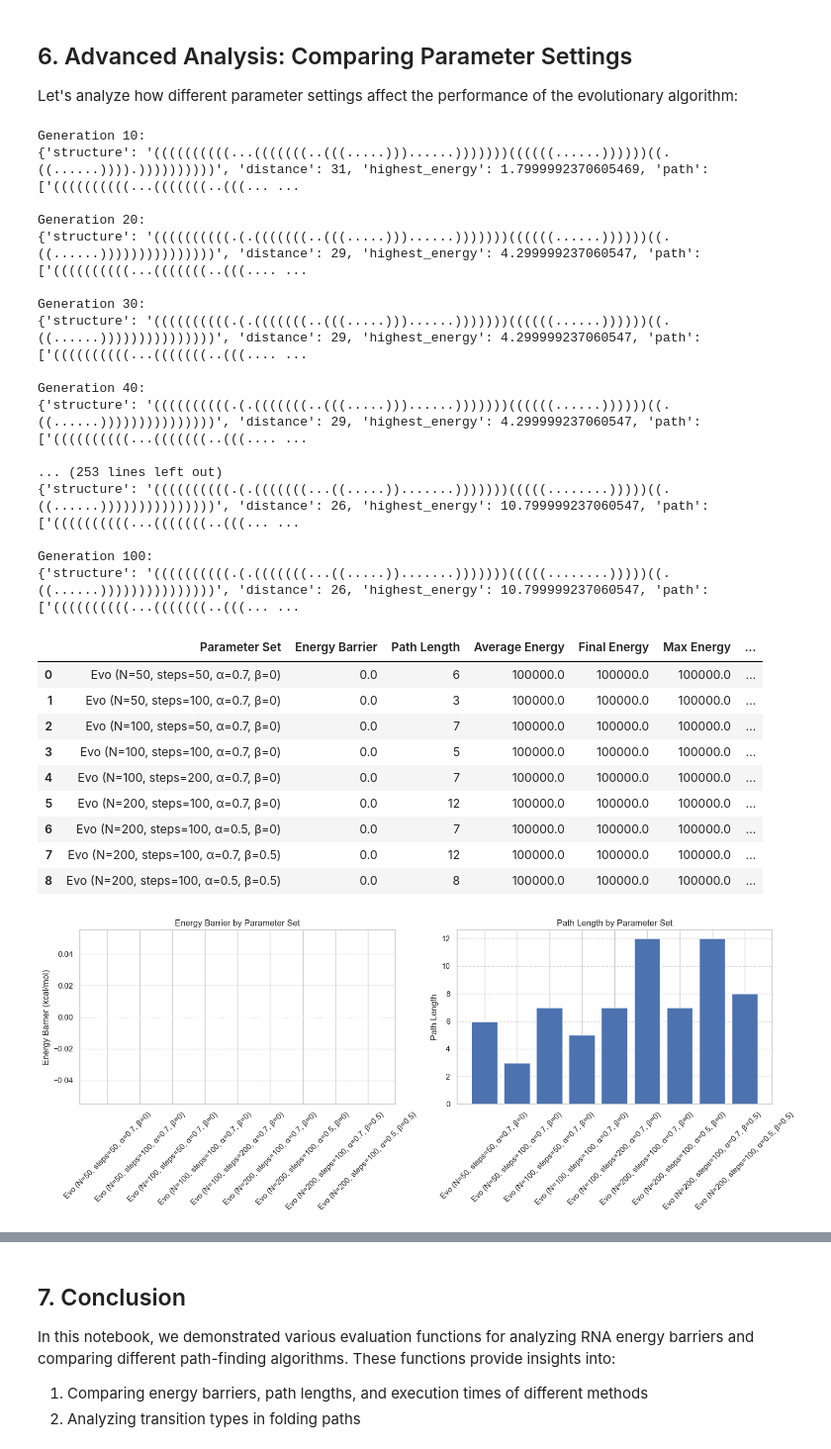
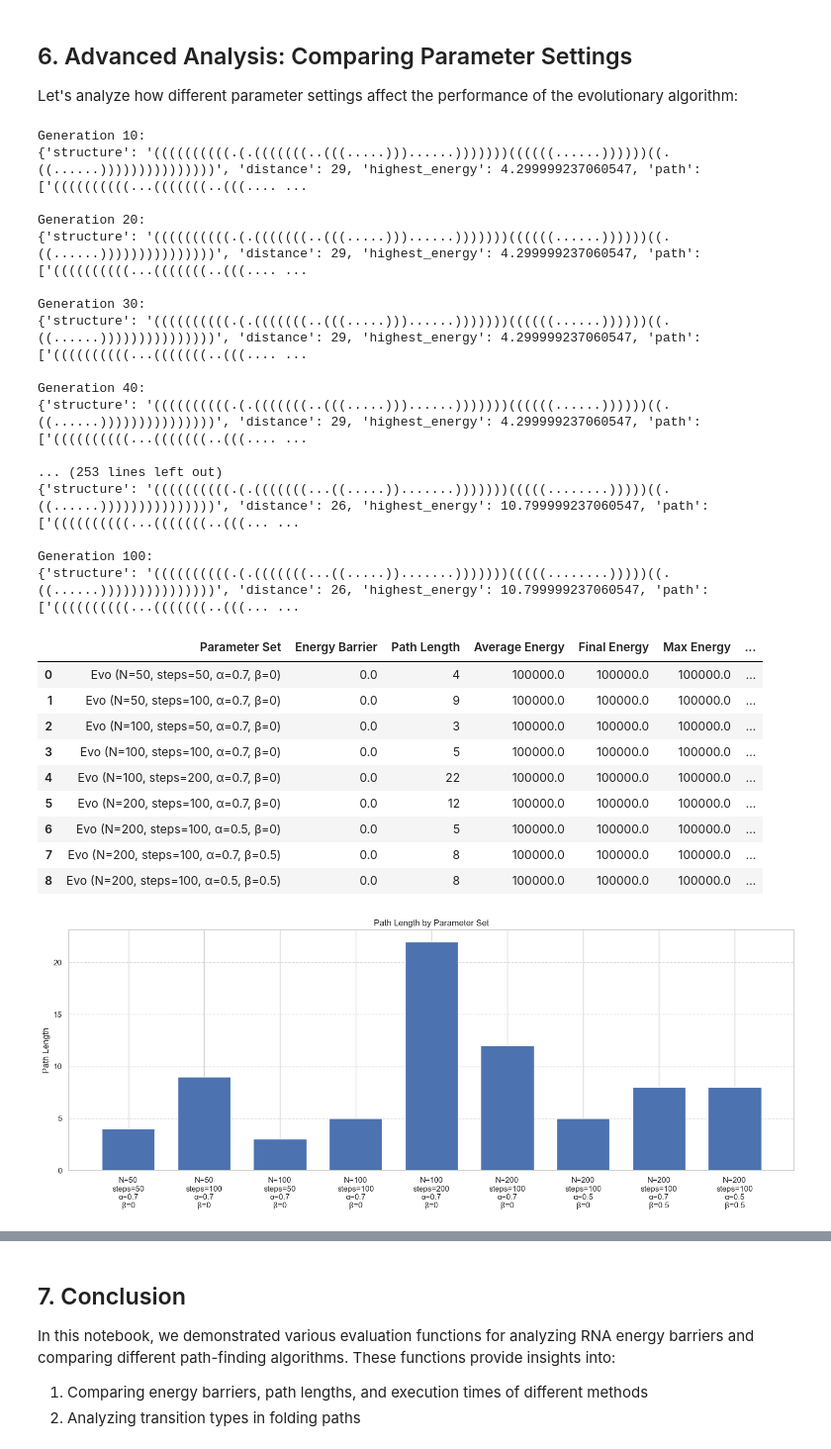
Before and after one commit to lusxvr/rna_energy_barriers, a Jupyter notebook: evaluation.ipynb, the cells around one changed output, grey strips where cells are left out. Shown at 99% size. Drawn from its saved outputs; the diff is of its cells as text; code cells hidden in the pictures.

Commit message:
final plots

```diff
--- a/evaluation.ipynb
+++ b/evaluation.ipynb
@@ -30,9 +30,9 @@ The autoreload extension is already loaded. To reload it, use:
 Let's start by comparing the different path-finding methods on the long example RNA sequence.
 # %%
 # Define the RNA sequence and structures
-seq = ex.MED_SEQ
-start_struct = ex.MED_START_STRUCT
-end_struct = ex.MED_END_STRUCT
+seq = ex.LONG_SEQ
+start_struct = ex.LONG_START_STRUCT
+end_struct = ex.LONG_END_STRUCT
 
 print(f"Sequence: {seq}")
 print(f"Start structure: {start_struct}")
@@ -296,7 +308,7 @@ param_df = pd.DataFrame(param_results)
 param_df
 # %% [output]
 Generation 10:
-{'structure': '((((((((((...(((((((..(((.....)))......)))))))((((((......))))))((.((......)))).))))))))))', 'distance': 31, 'highest_energy': 1.7999992370605469, 'path': ['((((((((((...(((((((..(((... ...
+{'structure': '((((((((((.(.(((((((..(((.....)))......)))))))((((((......))))))((.((......)))))))))))))))', 'distance': 29, 'highest_energy': 4.299999237060547, 'path': ['((((((((((...(((((((..(((.... ...
 
 Generation 20:
 {'structure': '((((((((((.(.(((((((..(((.....)))......)))))))((((((......))))))((.((......)))))))))))))))', 'distance': 29, 'highest_energy': 4.299999237060547, 'path': ['((((((((((...(((((((..(((.... ...
@@ -313,34 +325,42 @@ Generation 40:
 Generation 100:
 {'structure': '((((((((((.(.(((((((...((.....)).......)))))))(((((........)))))((.((......)))))))))))))))', 'distance': 26, 'highest_energy': 10.799999237060547, 'path': ['((((((((((...(((((((..(((... ...
 |  | Parameter Set | Energy Barrier | Path Length | Average Energy | Final Energy | Max Energy | ... |
-| 0 | Evo (N=50, steps=50, α=0.7, β=0) | 0.0 | 6 | 100000.0 | 100000.0 | 100000.0 | ... |
-| 1 | Evo (N=50, steps=100, α=0.7, β=0) | 0.0 | 3 | 100000.0 | 100000.0 | 100000.0 | ... |
-| 2 | Evo (N=100, steps=50, α=0.7, β=0) | 0.0 | 7 | 100000.0 | 100000.0 | 100000.0 | ... |
+| 0 | Evo (N=50, steps=50, α=0.7, β=0) | 0.0 | 4 | 100000.0 | 100000.0 | 100000.0 | ... |
+| 1 | Evo (N=50, steps=100, α=0.7, β=0) | 0.0 | 9 | 100000.0 | 100000.0 | 100000.0 | ... |
+| 2 | Evo (N=100, steps=50, α=0.7, β=0) | 0.0 | 3 | 100000.0 | 100000.0 | 100000.0 | ... |
 | 3 | Evo (N=100, steps=100, α=0.7, β=0) | 0.0 | 5 | 100000.0 | 100000.0 | 100000.0 | ... |
-| 4 | Evo (N=100, steps=200, α=0.7, β=0) | 0.0 | 7 | 100000.0 | 100000.0 | 100000.0 | ... |
+| 4 | Evo (N=100, steps=200, α=0.7, β=0) | 0.0 | 22 | 100000.0 | 100000.0 | 100000.0 | ... |
 | 5 | Evo (N=200, steps=100, α=0.7, β=0) | 0.0 | 12 | 100000.0 | 100000.0 | 100000.0 | ... |
-| 6 | Evo (N=200, steps=100, α=0.5, β=0) | 0.0 | 7 | 100000.0 | 100000.0 | 100000.0 | ... |
-| 7 | Evo (N=200, steps=100, α=0.7, β=0.5) | 0.0 | 12 | 100000.0 | 100000.0 | 100000.0 | ... |
+| 6 | Evo (N=200, steps=100, α=0.5, β=0) | 0.0 | 5 | 100000.0 | 100000.0 | 100000.0 | ... |
+| 7 | Evo (N=200, steps=100, α=0.7, β=0.5) | 0.0 | 8 | 100000.0 | 100000.0 | 100000.0 | ... |
 | 8 | Evo (N=200, steps=100, α=0.5, β=0.5) | 0.0 | 8 | 100000.0 | 100000.0 | 100000.0 | ... |
 # %%
 # Plot parameter comparison
-fig, axs = plt.subplots(1, 2, figsize=(15, 6))
+fig, axs = plt.subplots(1, 1, figsize=(15, 6))
 
-# Plot energy barriers
-axs[0].bar(param_df['Parameter Set'], param_df['Energy Barrier'])
-axs[0].set_title('Energy Barrier by Parameter Set')
-axs[0].set_ylabel('Energy Barrier (kcal/mol)')
-axs[0].tick_params(axis='x', rotation=45)
-axs[0].grid(axis='y', linestyle='--', alpha=0.7)
+# # Plot energy barriers
+# axs[0].bar(param_df['Parameter Set'], param_df['Energy Barrier'])
+# axs[0].set_title('Energy Barrier by Parameter Set')
+# axs[0].set_ylabel('Energy Barrier (kcal/mol)')
+# axs[0].tick_params(axis='x', rotation=45)
+# axs[0].grid(axis='y', linestyle='--', alpha=0.7)
 
 # Plot path lengths
-axs[1].bar(param_df['Parameter Set'], param_df['Path Length'])
-axs[1].set_title('Path Length by Parameter Set')
-axs[1].set_ylabel('Path Length')
-axs[1].tick_params(axis='x', rotation=45)
-axs[1].grid(axis='y', linestyle='--', alpha=0.7)
+# Extract parameters from each entry
+formatted_params = param_df['Parameter Set'].apply(lambda x:
+    x.replace("Evo (", "")  # Remove "Evo ("
+     .replace(")", "")      # Remove ")"
+     .replace(", ", "\n")   # Add line breaks between parameters
+)
+axs.bar(formatted_params, param_df['Path Length'], width=0.7)  # Reduce bar width
+axs.set_title('Path Length by Parameter Set')
+axs.set_ylabel('Path Length')
+axs.tick_params(axis='x', rotation=0)
+axs.grid(axis='y', linestyle='--', alpha=0.7)
 
+# Add more spacing between x-axis labels
+plt.subplots_adjust(bottom=0.2)  # Increase bottom margin
 plt.tight_layout()
 plt.show()
 # %% [output]
-[figure, old version]
+[figure, new version]
```
Also changed, not shown: parts of 12 cells of this notebook, 5 other files.
